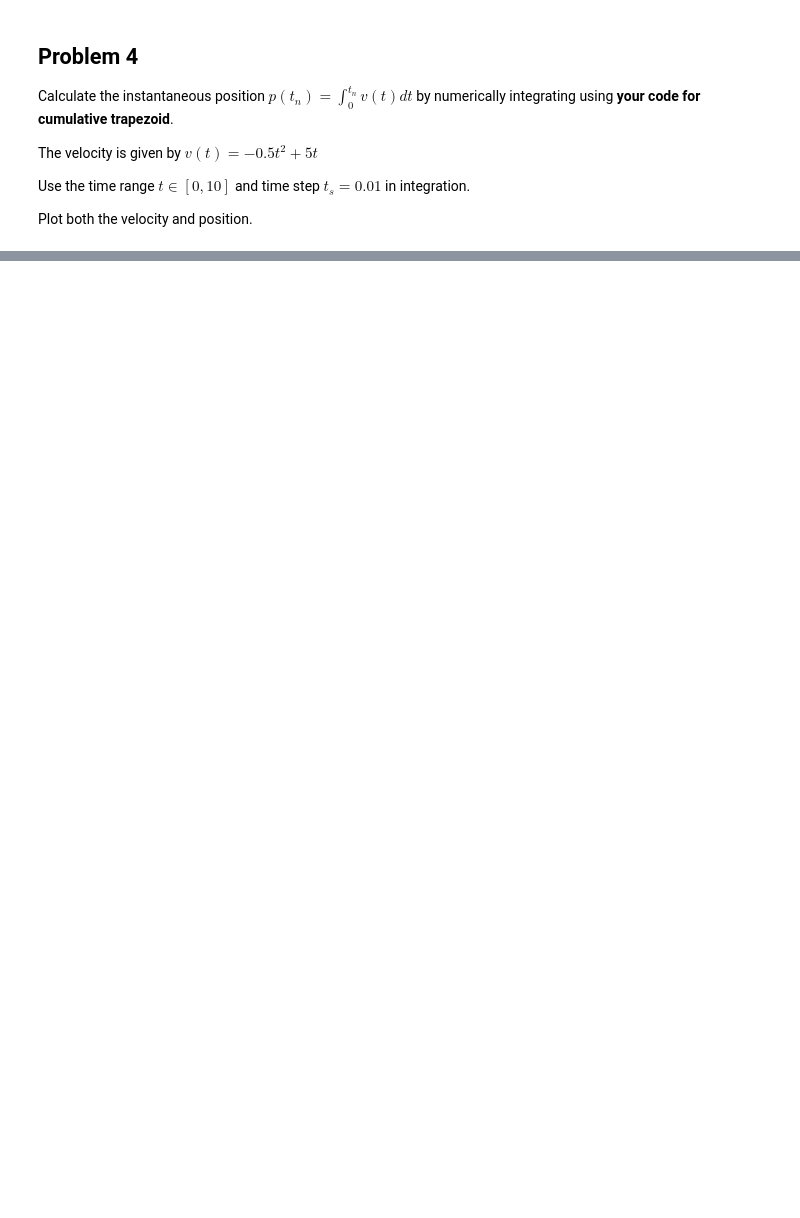
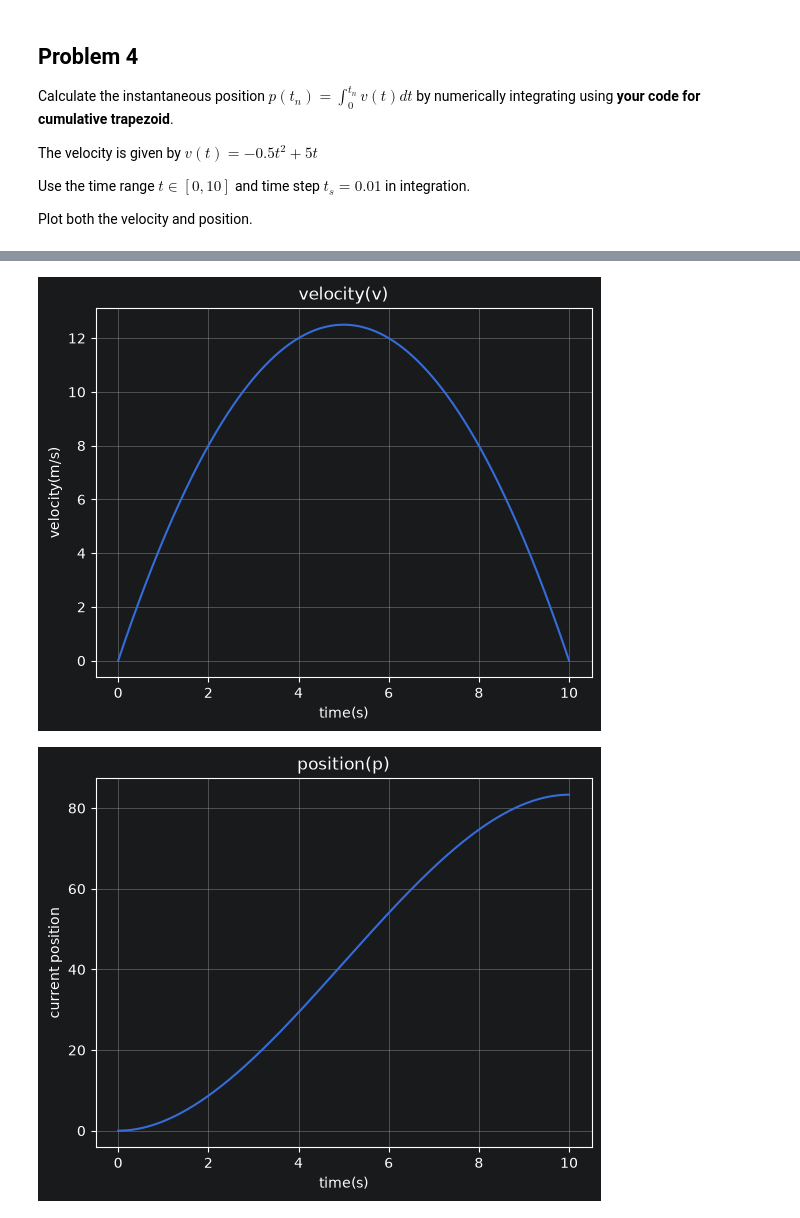
Before and after one commit to Elena-299/JupyterProject, a Jupyter notebook: Hardware 2/Lab 8 Numerical integration.ipynb, the cells around one changed output, grey strips where cells are left out. Saved outputs shown, nothing was run; the diff lists cells and outputs as text; code cells hidden in the pictures; blank space fills up the shorter version.

```diff
--- a/Hardware 2/Lab 8 Numerical integration.ipynb
+++ b/Hardware 2/Lab 8 Numerical integration.ipynb
@@ -148,0 +155,22 @@ Plot both the velocity and position.
+# %%
+ts = 0.01
+t = np.arange(0, 10.01, ts)
+v = (-0.5 * t**2) + 5*t
+po = my_cumulative_trapezoid(t, v)
+
+plt.plot(t, v)
+plt.title("velocity(v)")
+plt.xlabel("time(s)")
+plt.ylabel("velocity(m/s)")
+plt.grid()
+plt.show()
+
+plt.plot(t, po)
+plt.title("position(p)")
+plt.xlabel("time(s)")
+plt.ylabel("current position")
+plt.grid()
+plt.show()
+# %% [output]
+[figure, added]
+[figure, added]
```
Also changed, not shown: parts of 3 cells of this notebook.
